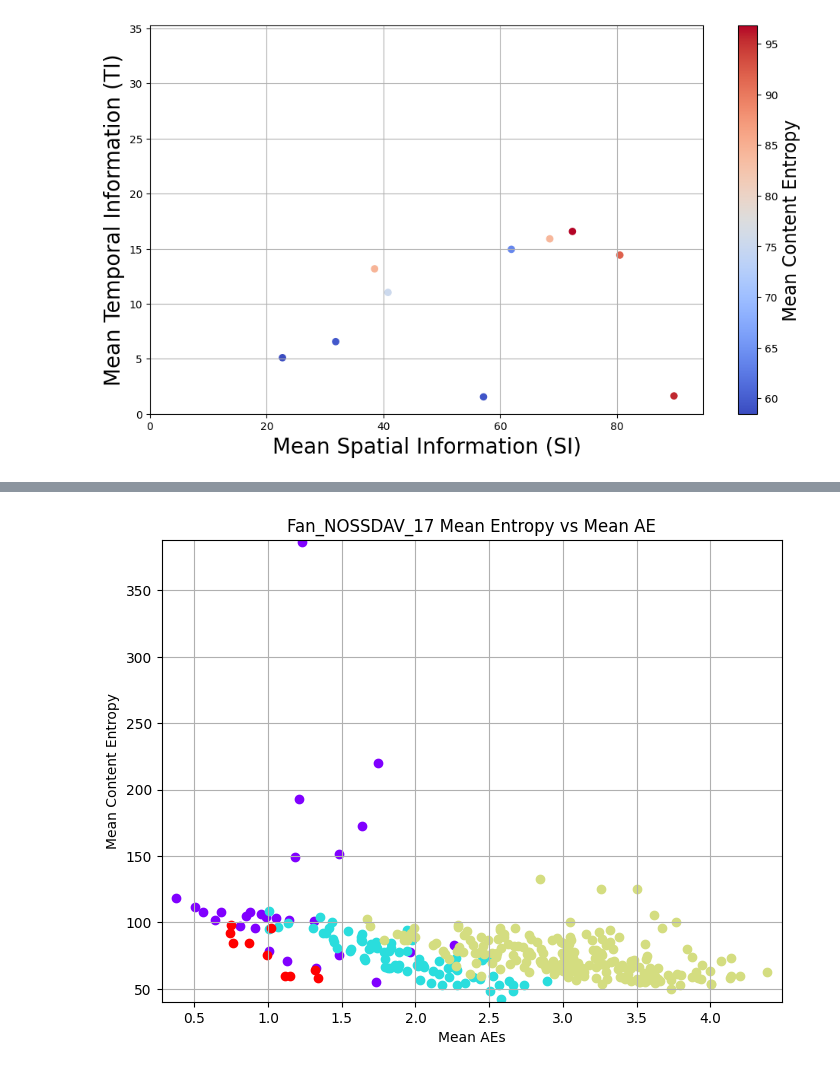
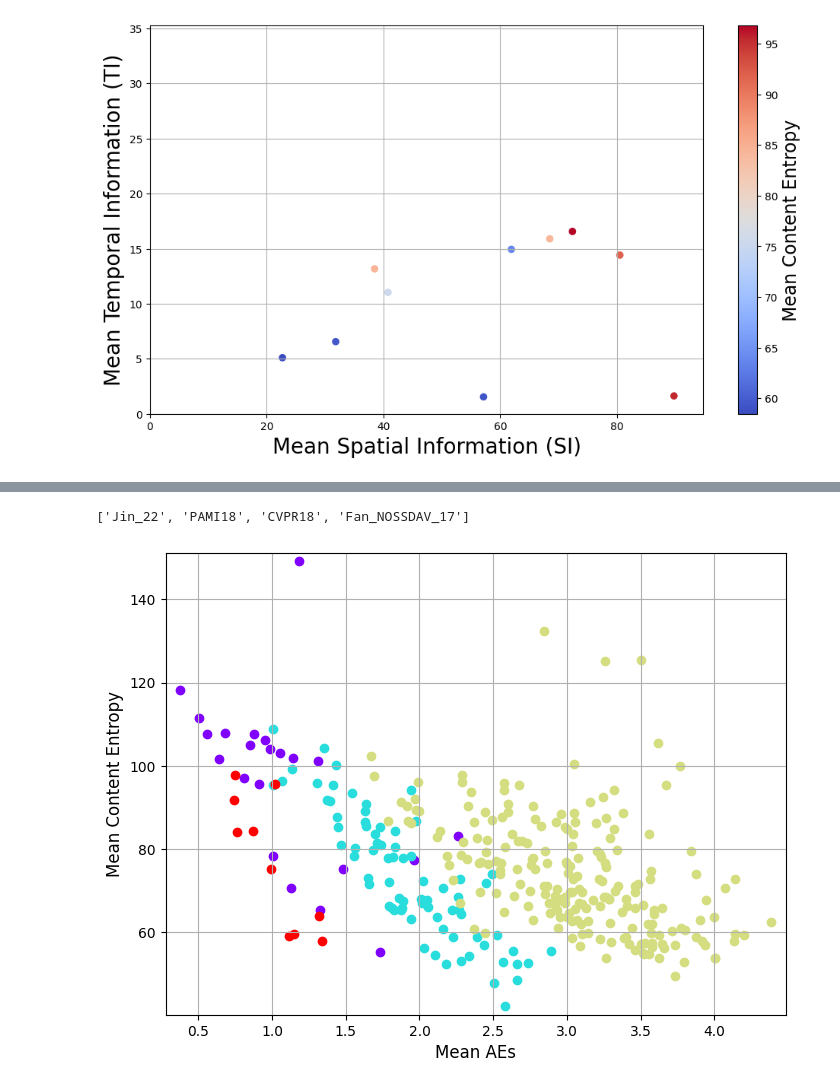
Before and after one commit to varun-pradhan-117/XR-pipeline, a Jupyter notebook: plotting.ipynb, the cells around one changed output, grey strips where cells are left out. Drawn from its saved outputs; the diff is of its cells as text; code cells hidden in the pictures.

```diff
--- a/plotting.ipynb
+++ b/plotting.ipynb
@@ -284,7 +284,7 @@ def plot_mean_AEs_vs_entropy(entropies, aes,dataset,color='blue',fontsize=12):
     plt.savefig(plot_path)
     plt.show()
 # %%
-def plot_mean_AEs_vs_entropy_all_datasets(datasets_folder,datasets,color,fontsize=12):
+def plot_mean_AEs_vs_entropy_all_datasets(datasets_folder,datasets,color,dataset_names,fontsize=12):
     global_min_AE, global_max_AE = float('inf'), float('-inf')
     global_min_CE, global_max_CE = float('inf'), float('-inf')
     video_AEs={}
@@ -294,6 +294,8 @@ def plot_mean_AEs_vs_entropy_all_datasets(datasets_folder,datasets,color,fontsiz
         mean_CEs = []
         mean_AEs = []
         for video in ces:
+            if np.mean(ces[video])>150:
+                continue
             mean_CE=np.mean(ces[video])
             mean_AE=np.mean(aes[video])
             global_min_AE = min(global_min_AE, mean_AE)
@@ -309,7 +311,7 @@ def plot_mean_AEs_vs_entropy_all_datasets(datasets_folder,datasets,color,fontsiz
     for idx, dataset in enumerate(datasets):
 
 
-        plt.scatter(video_AEs[dataset], video_CEs[dataset], color=color[idx], marker='o')
+        plt.scatter(video_AEs[dataset], video_CEs[dataset], color=color[idx], marker='o',label=dataset_names[idx])
         #for i, video in enumerate(entropies):
         #    plt.annotate(video, (mean_AEs[i], mean_entropies[i]), fontsize=8)
     #plt.title(f'{dataset} Mean Entropy vs Mean AE')
@@ -317,14 +319,13 @@ def plot_mean_AEs_vs_entropy_all_datasets(datasets_folder,datasets,color,fontsiz
     plt.ylabel('Mean Content Entropy', fontsize=fontsize)
     plt.ylim(global_min_CE-2, global_max_CE+2)
     plt.xlim(global_min_AE-0.1, global_max_AE + 0.1)
+    plt.legend()
     plt.grid(True)
     plots_folder = os.path.join('Plots', 'Entropies')
     os.makedirs(plots_folder, exist_ok=True)
     plot_path = os.path.join(plots_folder, f'all_datasets_contententropy_vs_AE.png')
         #plt.savefig(plot_path)
     plt.show()
-# %%
-datasets=['Jin_22']
 # %%
 for idx,dataset in enumerate(datasets):
     c_entropies,aes,IEs=fetch_entropies(datasets_folder,dataset)
@@ -334,4 +335,10 @@ video_20
+# %%
+datasets
+# %% [output]
+['Jin_22', 'PAMI18', 'CVPR18', 'Fan_NOSSDAV_17']
+# %%
+dataset_names=['MM22','PAMI18','CVPR18','NOSSDAV17']
 # %%
-plot_mean_AEs_vs_entropy_all_datasets(datasets_folder,datasets,dataset_colors)
+plot_mean_AEs_vs_entropy_all_datasets(datasets_folder,datasets,dataset_colors,dataset_names=dataset_names,fontsize=16)
 # %% [output]
-[figure, old version]
+[figure, new version]
```
Also changed, not shown: parts of 2 cells of this notebook.
